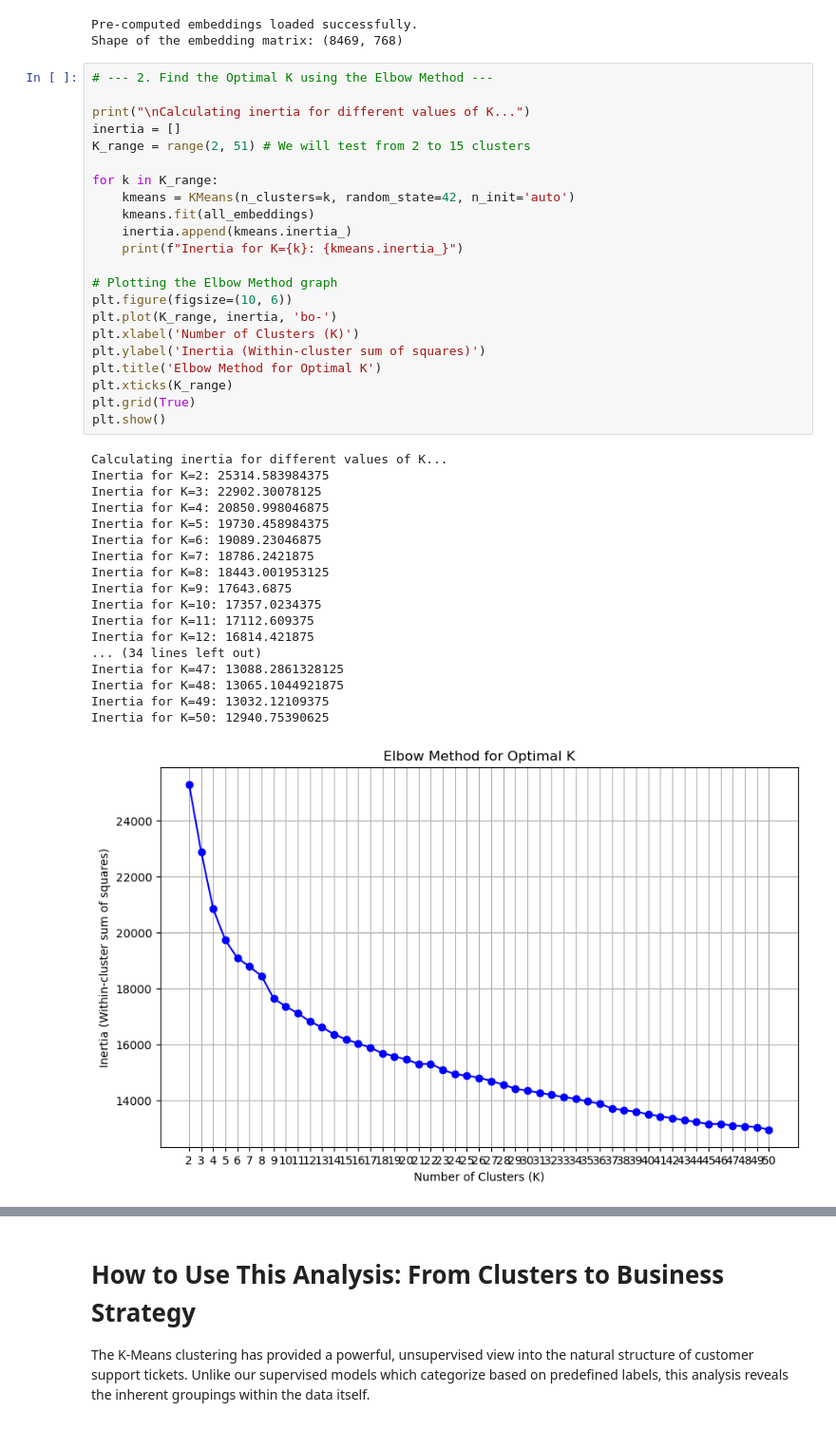
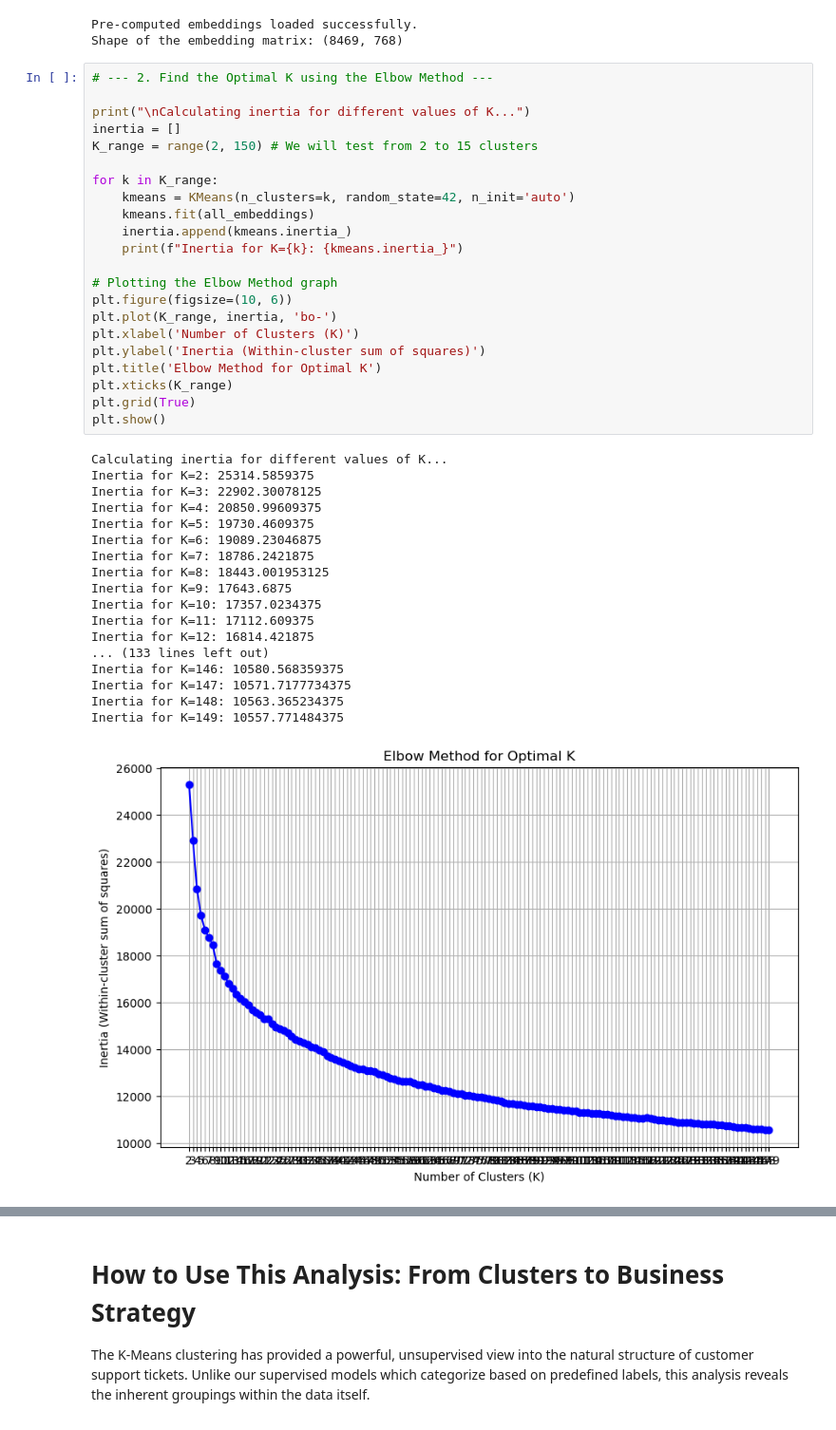
Before and after one commit to MohitBhimrajka/NLP_Customer_Support, a Jupyter notebook: 06_Task_Bonus_Unsupervised_Clustering.ipynb, the cells around one changed output, grey strips where cells are left out. Shown: that part at 95% size. Saved outputs shown, nothing was run; the diff lists cells and outputs as text.

```diff
--- a/06_Task_Bonus_Unsupervised_Clustering.ipynb
+++ b/06_Task_Bonus_Unsupervised_Clustering.ipynb
@@ -48,40 +48,40 @@ Shape of the embedding matrix: (8469, 768)
 # --- 2. Find the Optimal K using the Elbow Method ---
 
 print("\nCalculating inertia for different values of K...")
 inertia = []
-K_range = range(2, 51) # We will test from 2 to 15 clusters
+K_range = range(2, 150) # We will test from 2 to 15 clusters
 
 for k in K_range:
     kmeans = KMeans(n_clusters=k, random_state=42, n_init='auto')
     kmeans.fit(all_embeddings)
     inertia.append(kmeans.inertia_)
     print(f"Inertia for K={k}: {kmeans.inertia_}")
 
 # Plotting the Elbow Method graph
 plt.figure(figsize=(10, 6))
 plt.plot(K_range, inertia, 'bo-')
 plt.xlabel('Number of Clusters (K)')
 plt.ylabel('Inertia (Within-cluster sum of squares)')
 plt.title('Elbow Method for Optimal K')
 plt.xticks(K_range)
 plt.grid(True)
 plt.show()
 # %% [output]
 Calculating inertia for different values of K...
-Inertia for K=2: 25314.583984375
+Inertia for K=2: 25314.5859375
 Inertia for K=3: 22902.30078125
-Inertia for K=4: 20850.998046875
-Inertia for K=5: 19730.458984375
+Inertia for K=4: 20850.99609375
+Inertia for K=5: 19730.4609375
 Inertia for K=6: 19089.23046875
 Inertia for K=7: 18786.2421875
 Inertia for K=8: 18443.001953125
 Inertia for K=9: 17643.6875
 Inertia for K=10: 17357.0234375
 Inertia for K=11: 17112.609375
 Inertia for K=12: 16814.421875
-... (34 lines left out)
-Inertia for K=47: 13088.2861328125
-Inertia for K=48: 13065.1044921875
-Inertia for K=49: 13032.12109375
-Inertia for K=50: 12940.75390625
+... (133 lines left out)
+Inertia for K=146: 10580.568359375
+Inertia for K=147: 10571.7177734375
+Inertia for K=148: 10563.365234375
+Inertia for K=149: 10557.771484375
-[figure, old version]
+[figure, new version]
```
Also changed, not shown: parts of 3 cells of this notebook, 1 other file.
